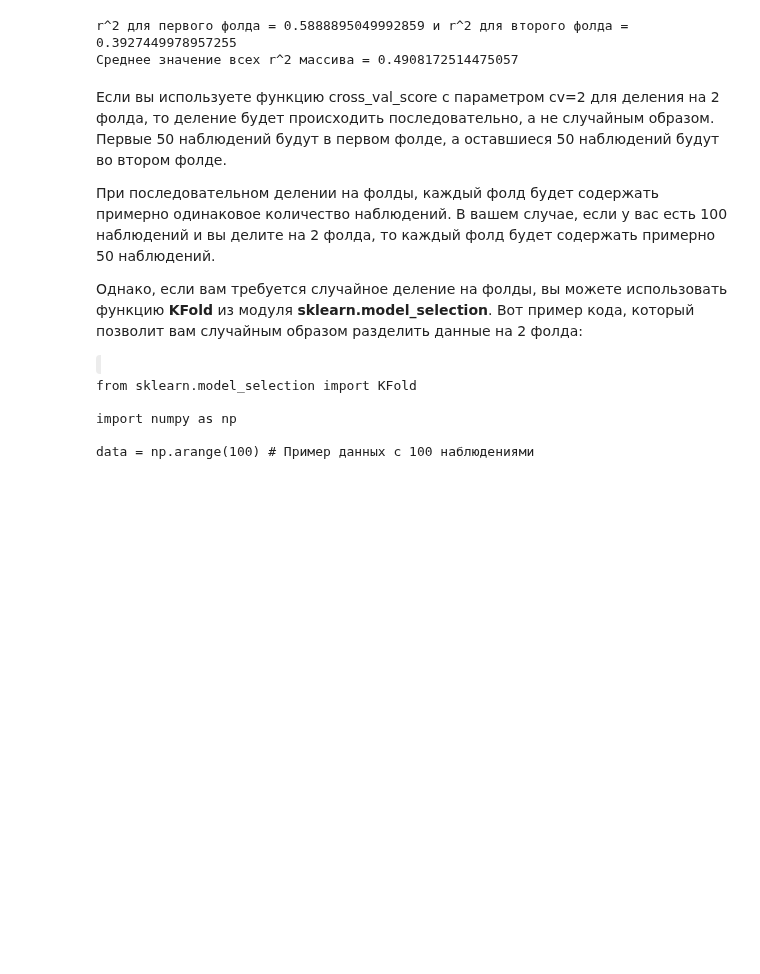
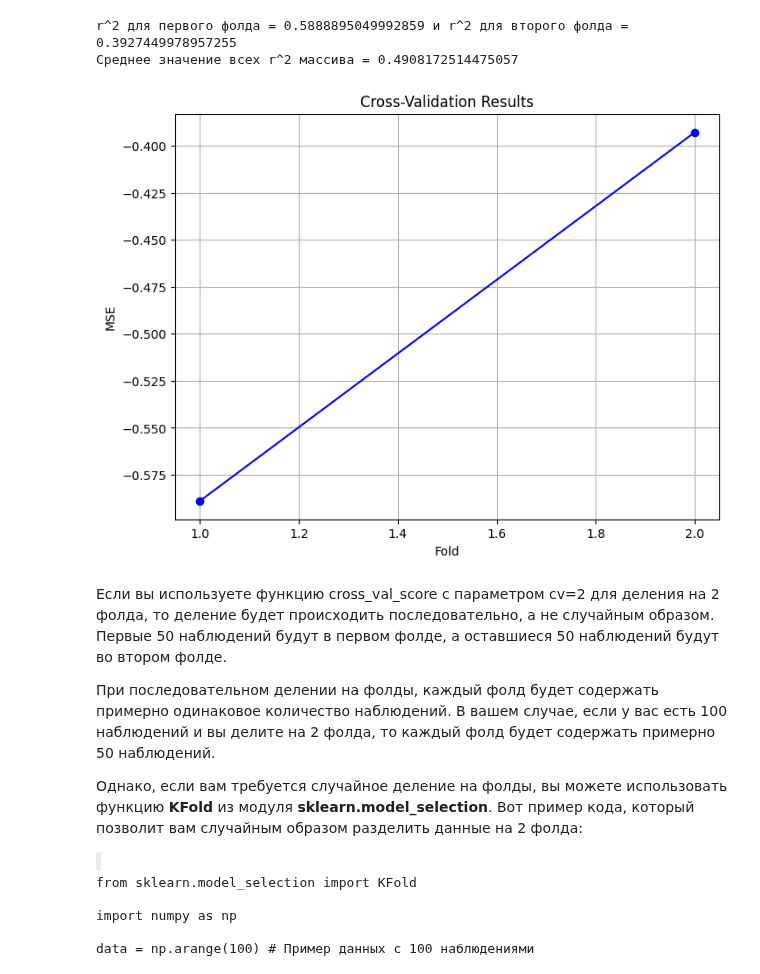
Before and after one commit to MrsMystique/python-repo, a Jupyter notebook: DataAnalysis/analisys for prediction/Labs/Шаг5 Оценка модели и уточнения.ipynb, the cells around one changed output. Saved outputs shown, nothing was run; the diff lists cells and outputs as text; code cells hidden in the pictures; blank space fills up the shorter version.

```diff
--- a/DataAnalysis/analisys for prediction/Labs/Шаг5 Оценка модели и уточнения.ipynb
+++ b/DataAnalysis/analisys for prediction/Labs/Шаг5 Оценка модели и уточнения.ipynb
@@ -368,6 +382,21 @@ print('Среднее значение всех r^2 массива =', Rc.mean()
 # %% [output]
 r^2 для первого фолда = 0.5888895049992859 и r^2 для второго фолда = 0.3927449978957255
 Среднее значение всех r^2 массива = 0.4908172514475057
+# %%
+# Преобразуем отрицательные значения MSE в положительные
+mse_scores = -Rc
+
+# Создаем график
+plt.figure(figsize=(8, 6))
+# количество фолдов должно быть равно количеству рэнджей
+plt.plot(range(1, 3), mse_scores, marker='o', linestyle='-', color='b')
+plt.xlabel('Fold')
+plt.ylabel('MSE')
+plt.title('Cross-Validation Results')
+plt.grid(True)
+plt.show()
+# %% [output]
+[figure, added]
 # %% [markdown]
 Если вы используете функцию cross_val_score с параметром cv=2 для деления на 2 фолда, то деление будет происходить последовательно, а не случайным образом. Первые 50 наблюдений будут в первом фолде, а оставшиеся 50 наблюдений будут во втором фолде.
 
```
Also changed, not shown: parts of 2 cells of this notebook.
